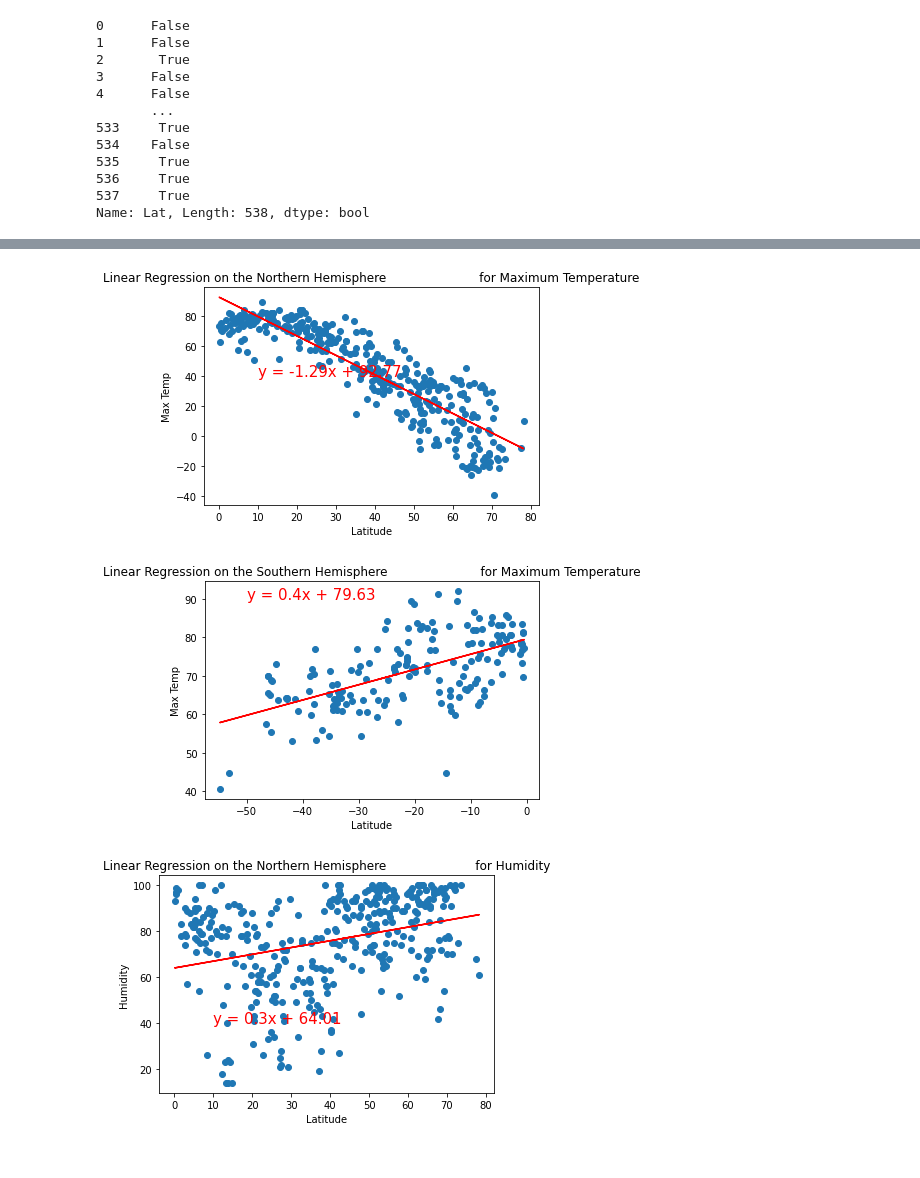
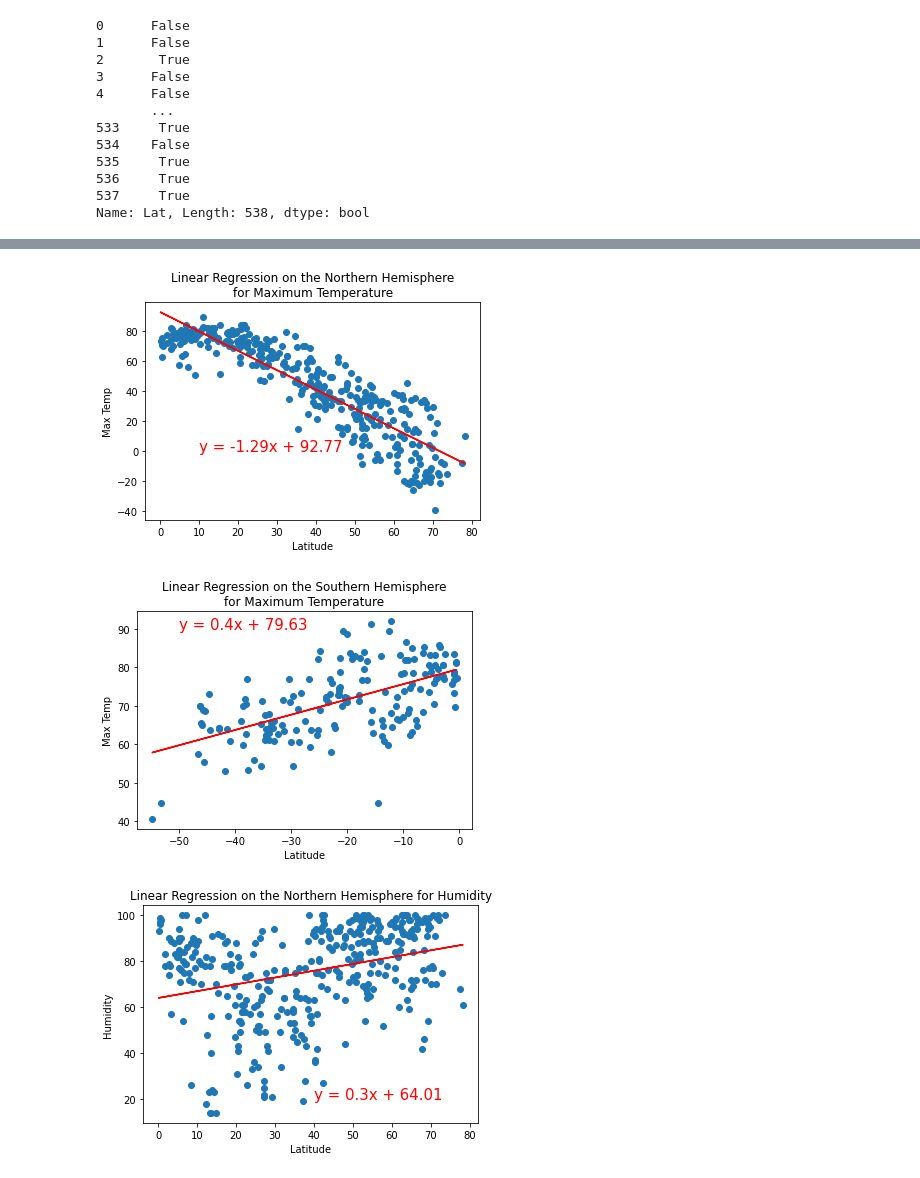
Before and after one commit to TeresaWehmeier/World_Weather_Analysis, a Jupyter notebook: WeatherPy.ipynb, the cells around one changed output, grey strips where cells are left out. Cells and saved outputs as stored; diff of their text form; code cells hidden in the pictures.

```diff
--- a/WeatherPy.ipynb
+++ b/WeatherPy.ipynb
@@ -386,32 +386,32 @@ southern_hemi_df = city_data_df.loc[(city_data_df['Lat'] <0)]
 # %%
 # Linear regression on the Northern Hemisphere
 x_values = northern_hemi_df["Lat"]
 y_values = northern_hemi_df["Max Temp"]
 # Call the function.
 plot_linear_regression(x_values, y_values,
-                       'Linear Regression on the Northern Hemisphere \
-                       for Maximum Temperature', 'Max Temp',(10,40))
+                       'Linear Regression on the Northern Hemisphere'+ '\n' +
+                       'for Maximum Temperature', 'Max Temp',(10,0))
 # %% [output]
-[figure, old version]
+[figure, new version]
 # %%
 # Linear regression on the Northern Hemisphere
 x_values = southern_hemi_df["Lat"]
 y_values = southern_hemi_df["Max Temp"]
 # Call the function.
 plot_linear_regression(x_values, y_values,
-                       'Linear Regression on the Southern Hemisphere \
-                       for Maximum Temperature', 'Max Temp',(-50,90))
+                       'Linear Regression on the Southern Hemisphere'+ '\n' +
+                       'for Maximum Temperature', 'Max Temp',(-50,90))
 # %% [output]
-[figure, old version]
+[figure, new version]
 # %%
 # Linear regression on the Northern Hemisphere
 x_values = northern_hemi_df["Lat"]
 y_values = northern_hemi_df["Humidity"]
 # Call the function.
 plot_linear_regression(x_values, y_values,
-                       'Linear Regression on the Northern Hemisphere for Humidity', 'Humidity',(10,40))
+                       'Linear Regression on the Northern Hemisphere for Humidity', 'Humidity',(40,20))
 # %% [output]
-[figure, old version]
+[figure, new version]
 # %%
 # Linear regression on the Northern Hemisphere
 x_values = southern_hemi_df["Lat"]
```
Also changed, not shown: parts of 7 cells of this notebook, 5 other files.
